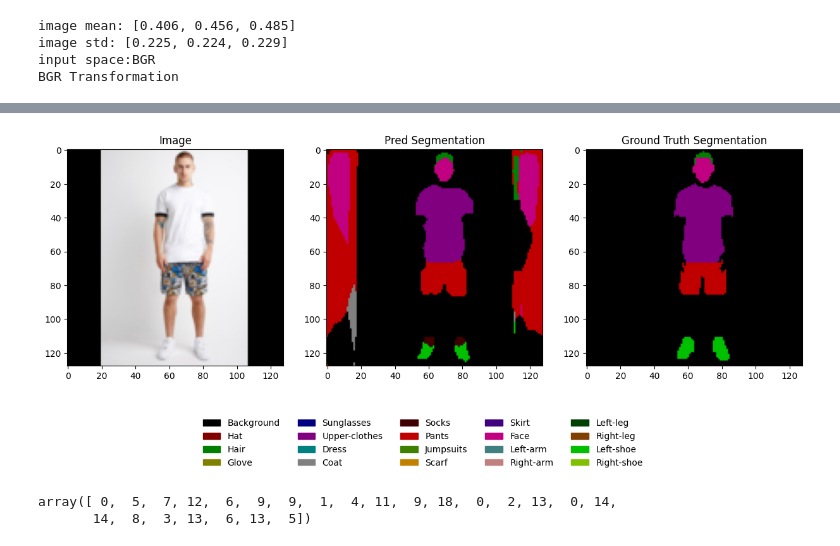
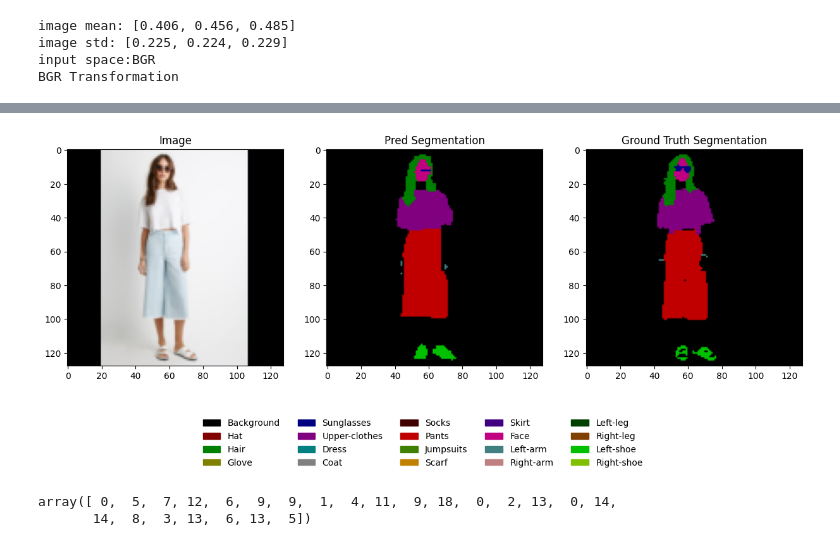
Before and after one commit to JelinR/Self-Correction-Human-Parsing, a Jupyter notebook: rough_work.ipynb, the cells around one changed output, grey strips where cells are left out. Saved outputs shown, nothing was run; the diff lists cells and outputs as text; code cells hidden in the pictures.

```diff
--- a/rough_work.ipynb
+++ b/rough_work.ipynb
@@ -1450,0 +1679,6 @@ Text(0.5, 1.0, 'Skin -> Pants')
+# %%
+try:
+    if model:
+        print(f"Model already loaded")
+except:
+    model, data_transform = init_model(arch, model_restore, num_classes)
@@ -1450,0 +1720,24 @@ Text(0.5, 1.0, 'Skin -> Pants')
+# %%
+pred = get_pred(model, im_model, crop_size, meta, palette)
+
+fig, ax = plt.subplots(1, 3, figsize=(8, 5))
+
+plots = [im, segm, pred]
+titles = ["Image", "GT Segm", "Pred Segm"]
+
+for i in range(len(plots)):
+    ax[i].imshow(plots[i])
+    ax[i].set_axis_off()
+    ax[i].set_title(titles[i])
+
+#Plotting Legend
+ncol = math.ceil(num_classes / 4)  # 3 rows
+fig.legend(handles=patches,
+           loc="lower center",
+           ncol=ncol,
+           frameon=False,
+           bbox_to_anchor=(0.5, 0.1))  # push a bit below the axes
+
+# leave space for the legend
+plt.subplots_adjust(top = 1.2)
+plt.show()
@@ -1473,7 +1770,8 @@ im_name = None
 
 names = ["WOMEN-Denim-id_00003347-06_1_front", "WOMEN-Skirts-id_00007517-02_1_front"]
 im_name = "WOMEN-Skirts-id_00007517-02_1_front" #"WOMEN-Denim-id_00003347-06_1_front"
-im_name = None
+im_name = "WOMEN-Tees_Tanks-id_00003558-15_7_additional"
+# im_name = None
 
 
 save_results_path = "imgs/"
@@ -1613,3 +1916,3 @@ output_im.save(parsing_result_path)
 # %%
-pars_im = PILImage.fromarray(np.array(parsing, dtype=np.uint8))
+pars_im = PILImage.fromarray(np.array(parsing_result, dtype=np.uint8))
 pars_im.putpalette(palette)
@@ -1685,42 +1993,43 @@ fig, ax = plt.subplots(1, 3, figsize=(15, 8))
 
 # ax[0].imshow(image[0][0].permute([1, 2, 0]).numpy()[:, :, ::-1])
 ax[0].imshow(im_og)
-ax[1].imshow(pars_im)
+ax[1].imshow(resize_with_padding(pars_im))
+# ax[1].imshow(pars_im)
 
 ax[0].set_title("Image")
 ax[1].set_title("Pred Segmentation")
 
-#Get Ground truth
+#Get Ground truth segmentation
 val_seg_dir = os.path.join(data_dir, "val_segmentations")
 gt_seg_path = os.path.join(val_seg_dir, f"{im_name}.png")
 if not os.path.exists(gt_seg_path):
     gt_seg_path = os.path.join(val_seg_dir, f"{im_name}_segm.png")
 
 gt_seg = np.array(PILImage.open(gt_seg_path))
 if do_mapping:
     gt_seg = mapping_lookup[gt_seg]
 
 gt_seg_im = PILImage.fromarray(gt_seg.astype("uint8"))
 gt_seg_im.putpalette(palette)
 gt_seg_im = resize_with_padding(gt_seg_im)
 
 ax[2].imshow(gt_seg_im)
 ax[2].set_title("Ground Truth Segmentation")
 
 
 #Plotting Legend
 ncol = math.ceil(num_classes / 4)  # 3 rows
 fig.legend(handles=patches,
            loc="lower center",
            ncol=ncol,
            frameon=False,
            bbox_to_anchor=(0.5, 0.1))  # push a bit below the axes
 
 # leave space for the legend
 plt.subplots_adjust(bottom=0.18)
 plt.show()
 # %% [output]
-[figure, old version]
+[figure, new version]
 # %%
 mapping_lookup
 # %% [output]
```
Also changed, not shown: parts of 29 cells of this notebook, 2 other files.
